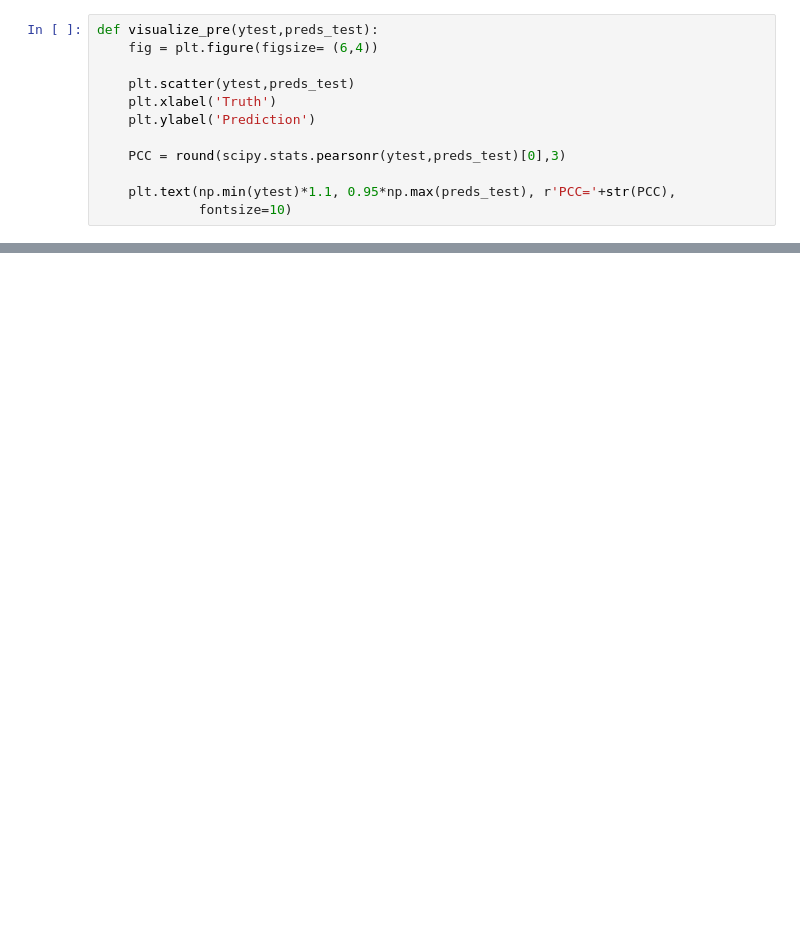
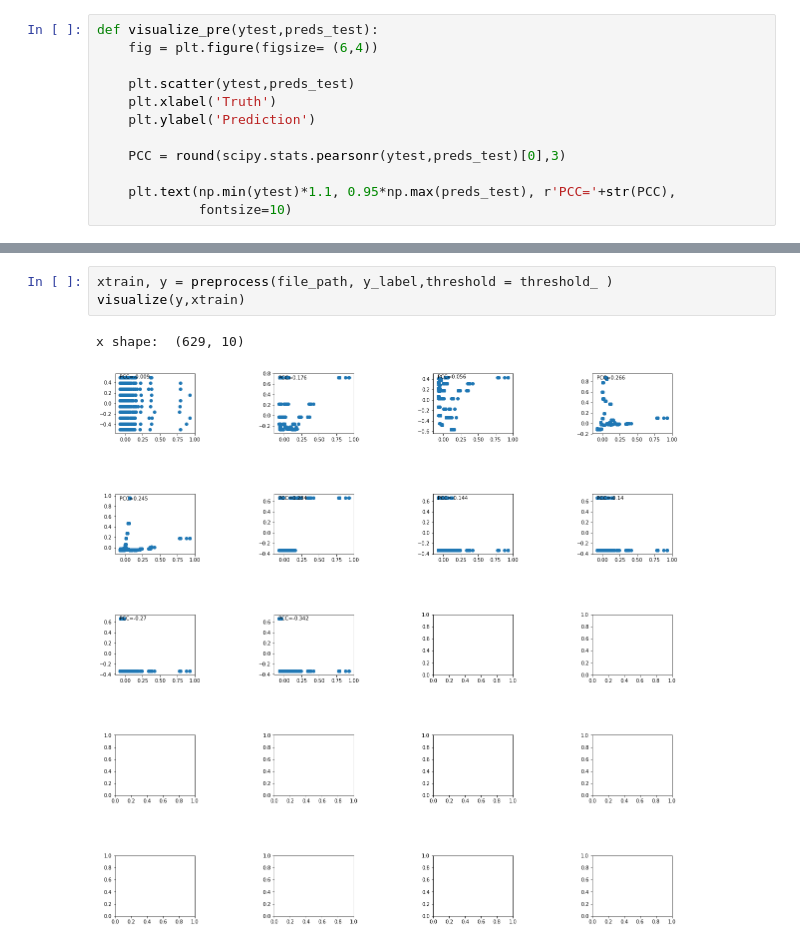
Before and after one commit to wmmxk/Kelvin, a Jupyter notebook: code/Gaussian Process.ipynb, the cells around one changed output, grey strips where cells are left out. Saved outputs shown, nothing was run; the diff lists cells and outputs as text; blank space fills up the shorter version.

```diff
--- a/code/Gaussian Process.ipynb
+++ b/code/Gaussian Process.ipynb
@@ -124,0 +149,6 @@ plt.text(np.min(y)*1.1, 0.95*np.max(preds_train), r'PCC='+str(PCC),
+# %%
+xtrain, y = preprocess(file_path, y_label,threshold = threshold_ )
+visualize(y,xtrain)
+# %% [output]
+x shape:  (629, 10)
+[figure, added]
```
Also changed, not shown: parts of 9 cells of this notebook, 15 other files.
